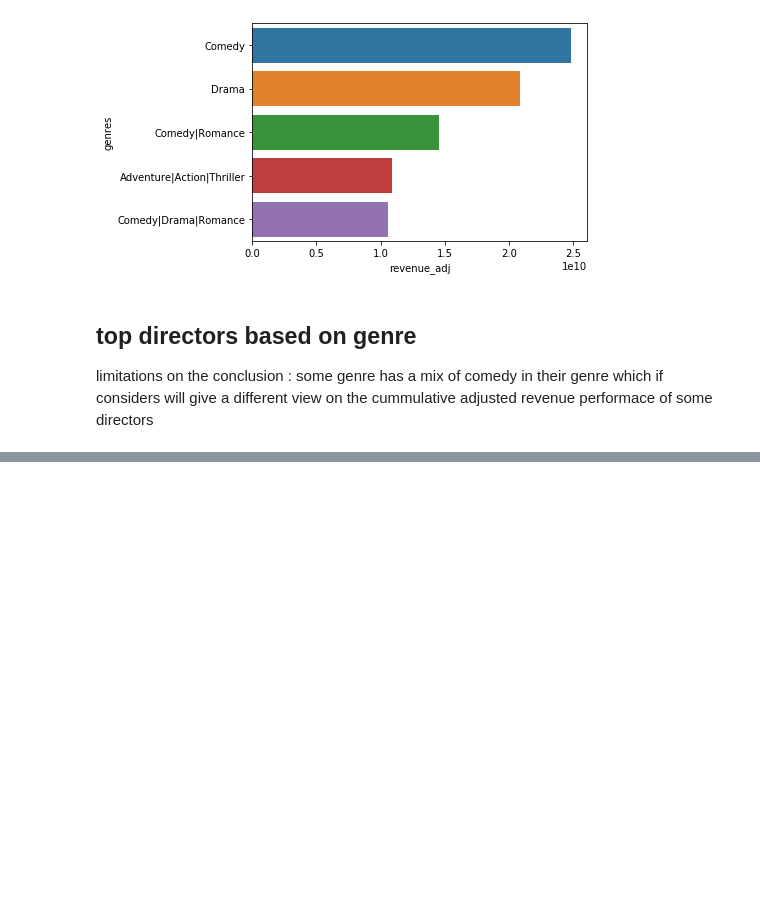
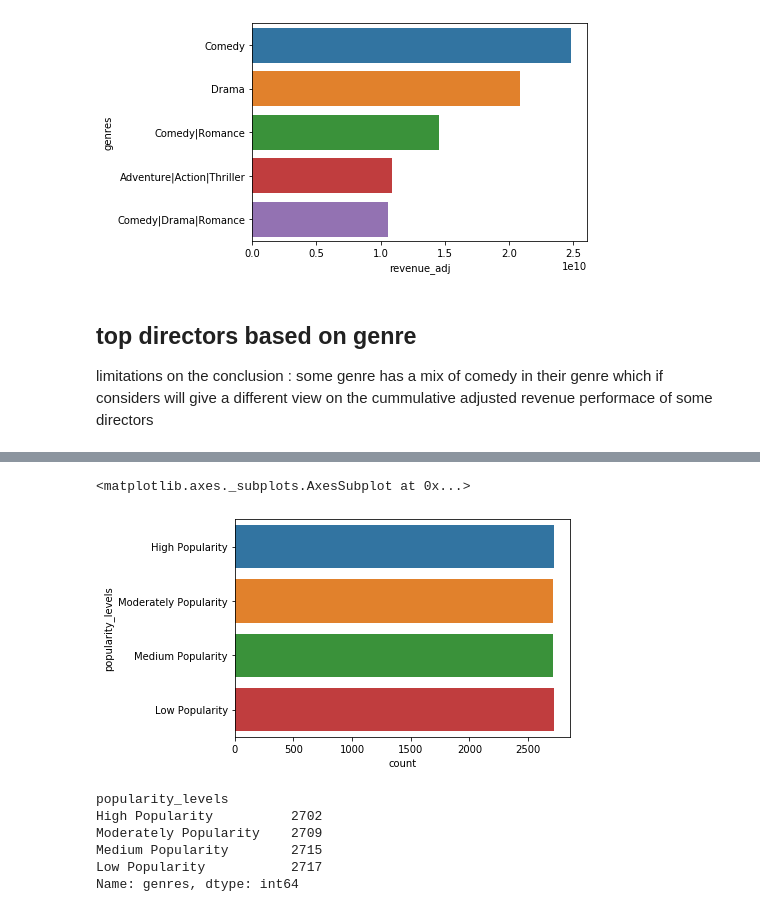
Before and after one commit to RoyalVee/TMDB-5000-Movie-Dataset-Analysis, a Jupyter notebook: Untitled.ipynb, the cells around one changed output, grey strips where cells are left out. Drawn from its saved outputs; the diff is of its cells as text; code cells hidden in the pictures; blank space fills up the shorter version.

```diff
--- a/Untitled.ipynb
+++ b/Untitled.ipynb
@@ -395,0 +410,7 @@ limitations on the conclusion : some genre has a mix of comedy in their genre wh
+# %%
+bin_edges = [ 0.000065, 0.207583, 0.383856, 0.713817, 32.985763]
+# %%
+bin_names = [ 'High Popularity', 'Moderately Popularity','Medium Popularity' ,'Low Popularity' ]
+# %%
+df_mdb['popularity_levels'] = pd.cut(df_mdb['popularity'], bin_edges, labels=bin_names)
+df_mdb.head(5)
@@ -395,0 +425,14 @@ limitations on the conclusion : some genre has a mix of comedy in their genre wh
+# %%
+sns.countplot(y=df_mdb['popularity_levels'], data=df_mdb)
+# %% [output]
+<matplotlib.axes._subplots.AxesSubplot at 0x...>
+[figure, added]
+# %%
+df_mdb.groupby('popularity_levels')['genres'].count()
+# %% [output]
+popularity_levels
+High Popularity          2702
+Moderately Popularity    2709
+Medium Popularity        2715
+Low Popularity           2717
+Name: genres, dtype: int64
```
Also changed, not shown: parts of 13 cells of this notebook.
